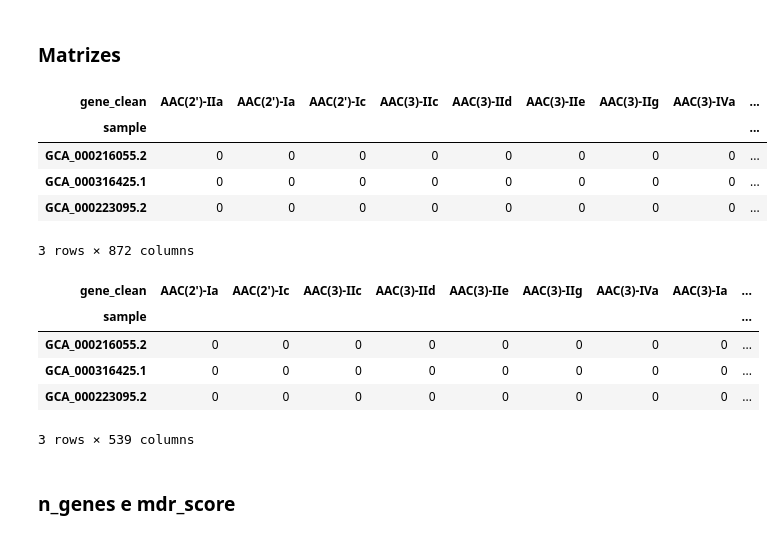
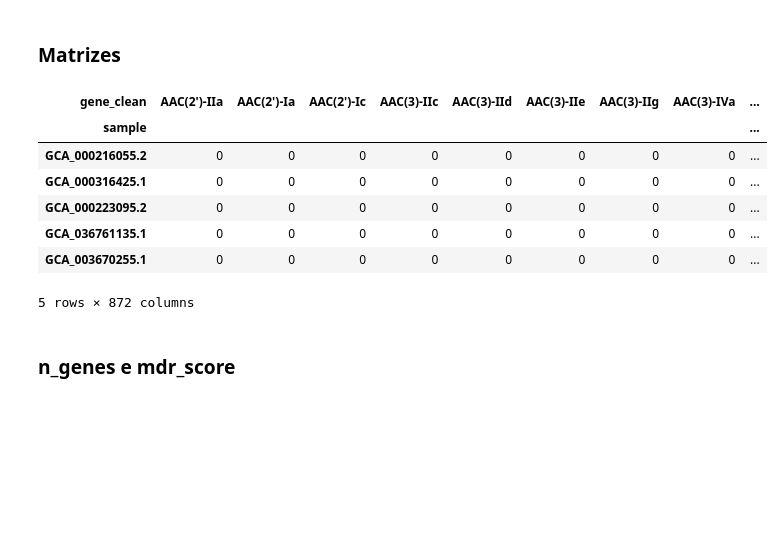
Before and after one commit to Rodrigo-Lusa/ml_isolados_brasileiros, a Jupyter notebook: notebooks/02_make_raw_features.ipynb, the cells around one changed output. Saved outputs shown, nothing was run; the diff lists cells and outputs as text; code cells hidden in the pictures; blank space fills up the shorter version.

```diff
--- a/notebooks/02_make_raw_features.ipynb
+++ b/notebooks/02_make_raw_features.ipynb
@@ -61,24 +111,18 @@ def matriz_por_contig_type(resistome, contig_type) -> pd.DataFrame:
     return matriz.reindex(metadata.index, fill_value= 0) # pra genomas sem hits == 0
 # %%
 matriz_cromossomal = matriz_por_contig_type(dataset.resistome, "chromosome")
-matriz_cromossomal.head(n=3)
+matriz_plasmidial = matriz_por_contig_type(dataset.resistome, "plasmid")
+
+matriz_cromossomal.head()
 # %% [output]
 | gene_clean | AAC(2')-IIa | AAC(2')-Ia | AAC(2')-Ic | AAC(3)-IIc | AAC(3)-IId | AAC(3)-IIe | AAC(3)-IIg | AAC(3)-IVa | ... |
 | sample |  |  |  |  |  |  |  |  | ... |
 | GCA_000216055.2 | 0 | 0 | 0 | 0 | 0 | 0 | 0 | 0 | ... |
 | GCA_000316425.1 | 0 | 0 | 0 | 0 | 0 | 0 | 0 | 0 | ... |
 | GCA_000223095.2 | 0 | 0 | 0 | 0 | 0 | 0 | 0 | 0 | ... |
+| GCA_036761135.1 | 0 | 0 | 0 | 0 | 0 | 0 | 0 | 0 | ... |
+| GCA_003670255.1 | 0 | 0 | 0 | 0 | 0 | 0 | 0 | 0 | ... |
-3 rows × 872 columns
+5 rows × 872 columns
-# %%
-matriz_plasmidial = matriz_por_contig_type(dataset.resistome, "plasmid")
-matriz_plasmidial.head(n=3)
-# %% [output]
-| gene_clean | AAC(2')-Ia | AAC(2')-Ic | AAC(3)-IIc | AAC(3)-IId | AAC(3)-IIe | AAC(3)-IIg | AAC(3)-IVa | AAC(3)-Ia | ... |
-| sample |  |  |  |  |  |  |  |  | ... |
-| GCA_000216055.2 | 0 | 0 | 0 | 0 | 0 | 0 | 0 | 0 | ... |
-| GCA_000316425.1 | 0 | 0 | 0 | 0 | 0 | 0 | 0 | 0 | ... |
-| GCA_000223095.2 | 0 | 0 | 0 | 0 | 0 | 0 | 0 | 0 | ... |
-3 rows × 539 columns
 # %% [markdown]
 ### n_genes e mdr_score
 # %%
```
Also changed, not shown: parts of 57 cells of this notebook, 4 other files.
